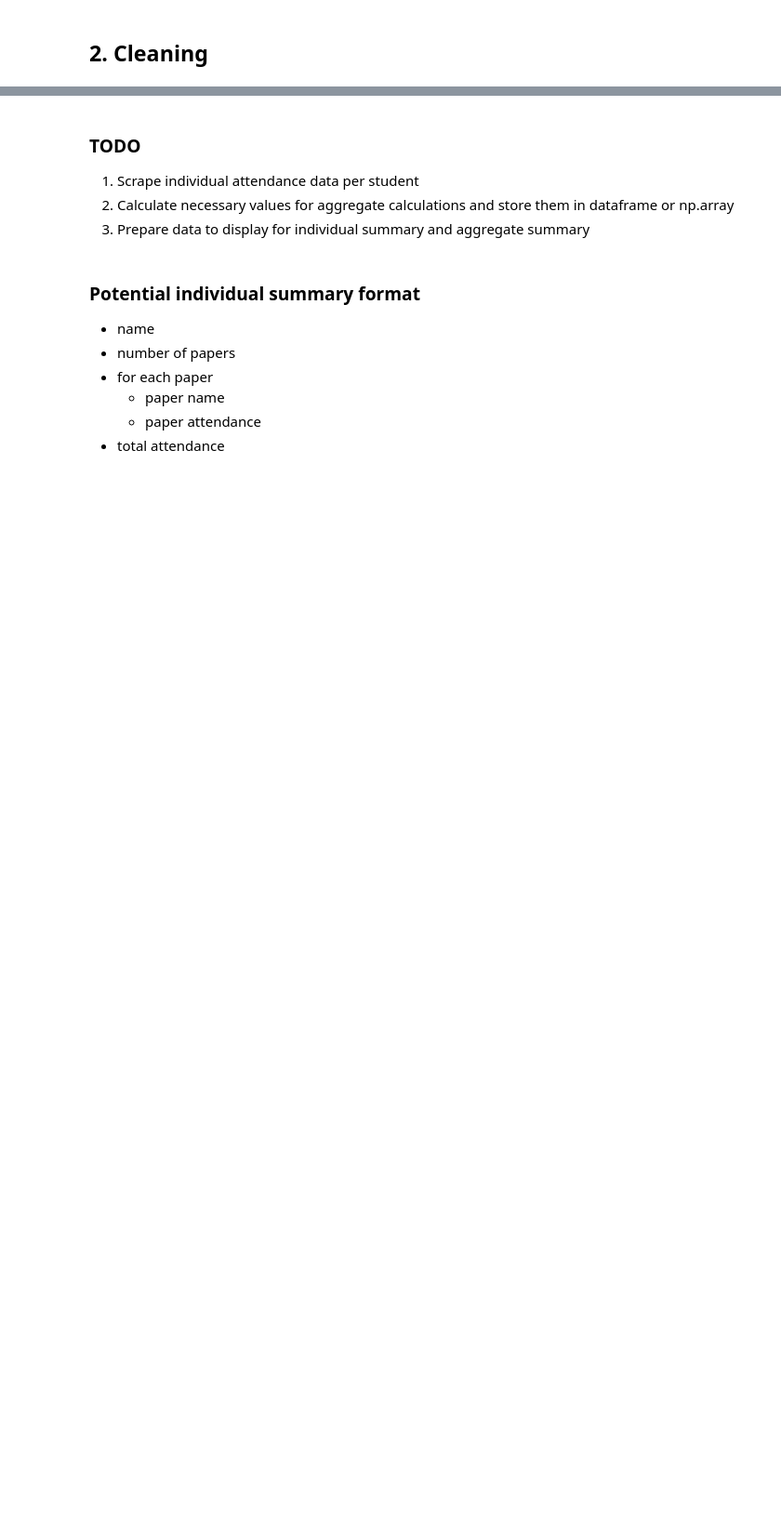
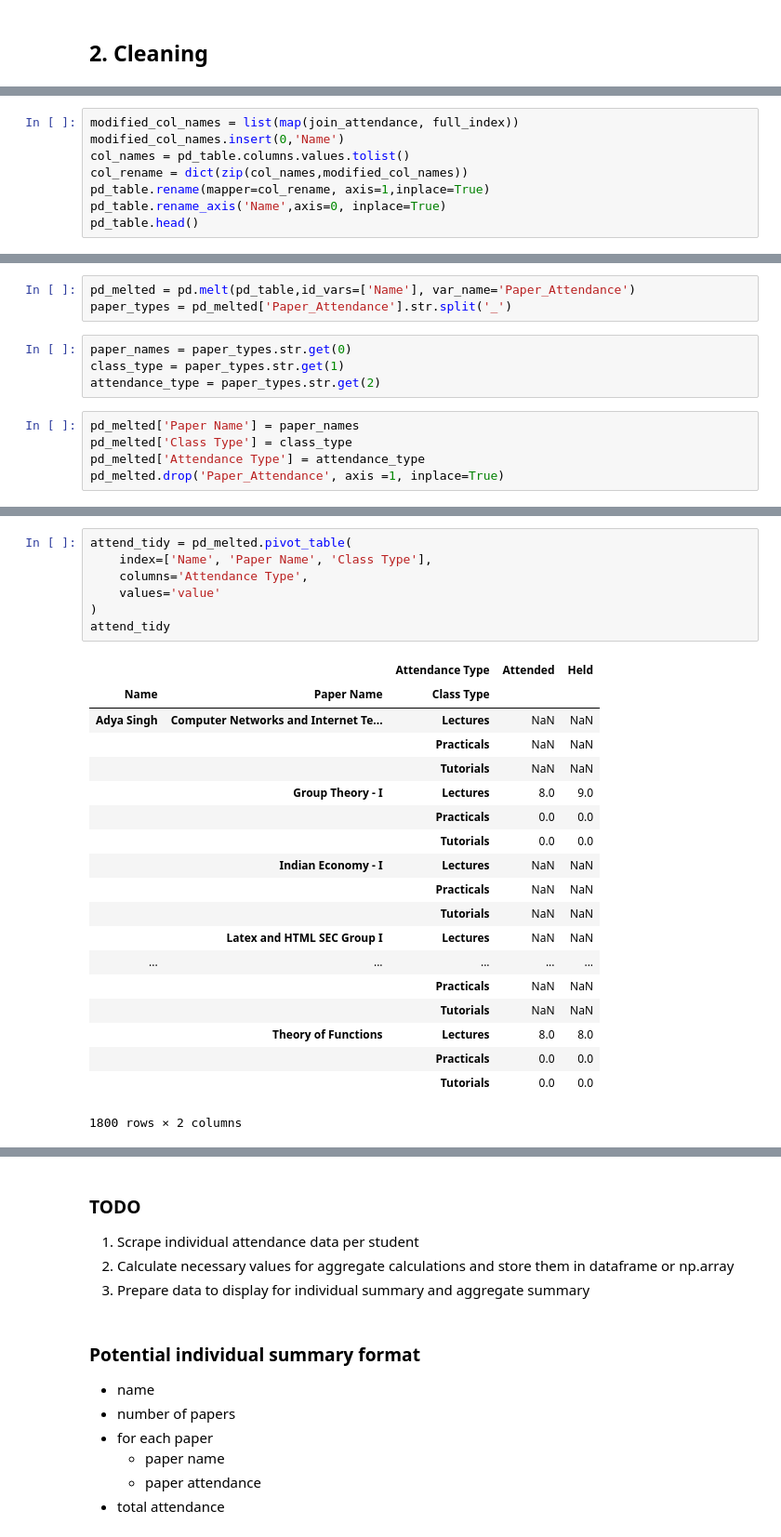
Before and after one commit to abhishekchak52/attend-dash, a Jupyter notebook: attend-dash.ipynb, the cells around one changed output, grey strips where cells are left out. Shown at 93% size. Cells and saved outputs as stored; diff of their text form; blank space fills up the shorter version.

```diff
--- a/attend-dash.ipynb
+++ b/attend-dash.ipynb
@@ -152,0 +79,8 @@ tuts
+# %%
+modified_col_names = list(map(join_attendance, full_index))
+modified_col_names.insert(0,'Name')
+col_names = pd_table.columns.values.tolist()
+col_rename = dict(zip(col_names,modified_col_names))
+pd_table.rename(mapper=col_rename, axis=1,inplace=True)
+pd_table.rename_axis('Name',axis=0, inplace=True)
+pd_table.head()
@@ -152,0 +96,12 @@ tuts
+# %%
+pd_melted = pd.melt(pd_table,id_vars=['Name'], var_name='Paper_Attendance')
+paper_types = pd_melted['Paper_Attendance'].str.split('_')
+# %%
+paper_names = paper_types.str.get(0)
+class_type = paper_types.str.get(1)
+attendance_type = paper_types.str.get(2)
+# %%
+pd_melted['Paper Name'] = paper_names
+pd_melted['Class Type'] = class_type
+pd_melted['Attendance Type'] = attendance_type
+pd_melted.drop('Paper_Attendance', axis =1, inplace=True)
@@ -152,0 +117,27 @@ tuts
+# %%
+attend_tidy = pd_melted.pivot_table(
+    index=['Name', 'Paper Name', 'Class Type'],
+    columns='Attendance Type',
+    values='value'
+)
+attend_tidy
+# %% [output]
+|  |  | Attendance Type | Attended | Held |
+| Name | Paper Name | Class Type |  |  |
+| Adya Singh | Computer Networks and Internet Te... | Lectures | NaN | NaN |
+|  |  | Practicals | NaN | NaN |
+|  |  | Tutorials | NaN | NaN |
+|  | Group Theory - I | Lectures | 8.0 | 9.0 |
+|  |  | Practicals | 0.0 | 0.0 |
+|  |  | Tutorials | 0.0 | 0.0 |
+|  | Indian Economy - I | Lectures | NaN | NaN |
+|  |  | Practicals | NaN | NaN |
+|  |  | Tutorials | NaN | NaN |
+|  | Latex and HTML SEC Group I | Lectures | NaN | NaN |
+| ... | ... | ... | ... | ... |
+|  |  | Practicals | NaN | NaN |
+|  |  | Tutorials | NaN | NaN |
+|  | Theory of Functions | Lectures | 8.0 | 8.0 |
+|  |  | Practicals | 0.0 | 0.0 |
+|  |  | Tutorials | 0.0 | 0.0 |
+1800 rows × 2 columns
```
Also changed, not shown: parts of 21 cells of this notebook, 2 other files.
